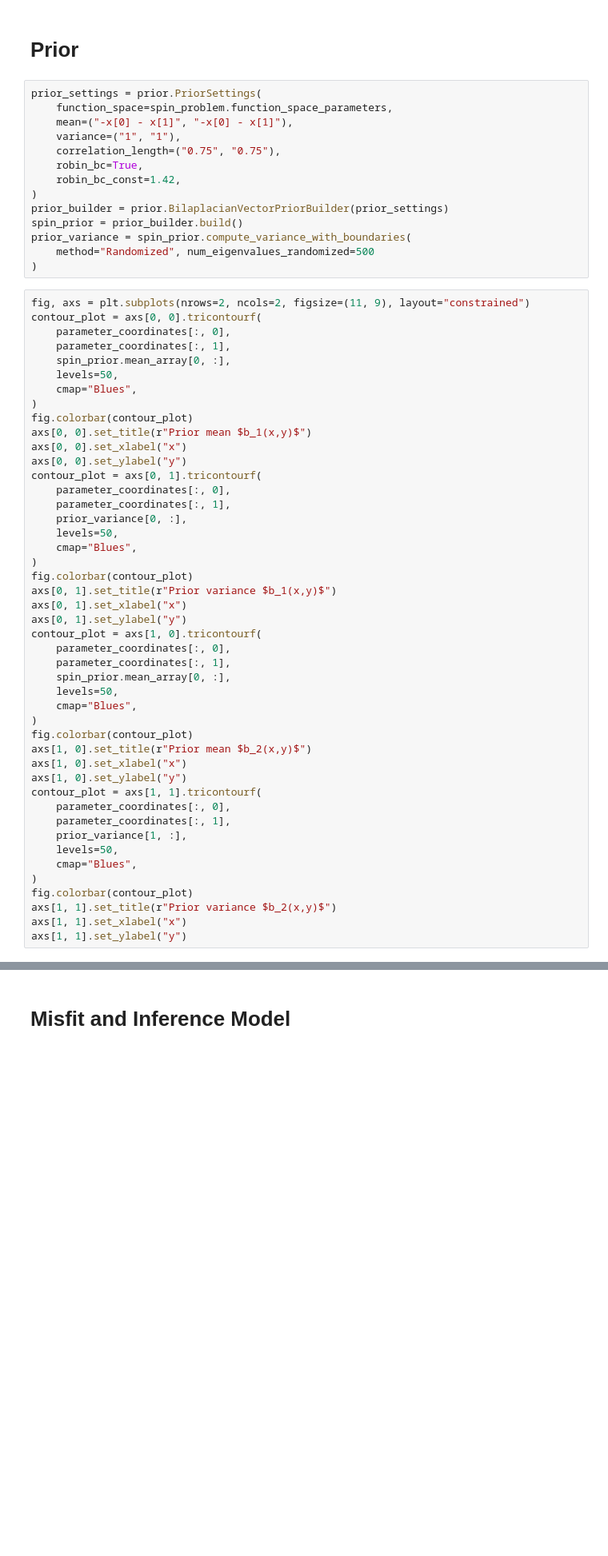
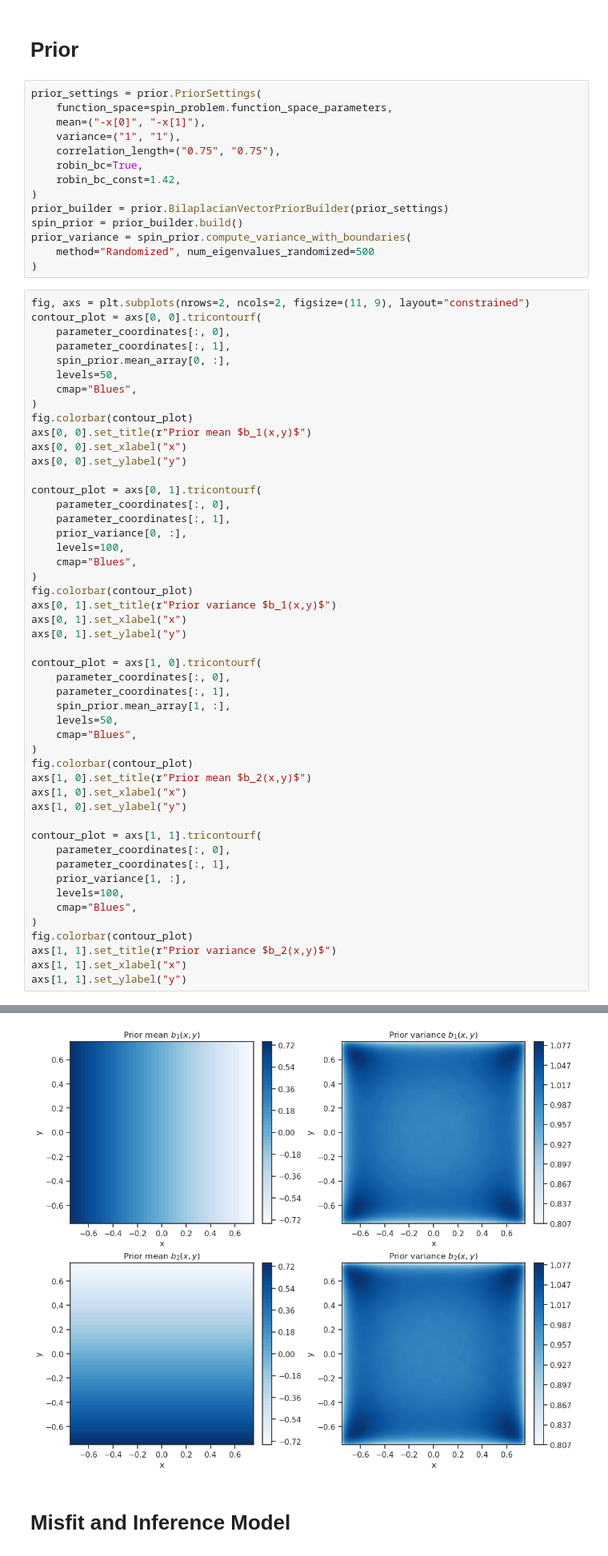
Before and after one commit to maximilian-kruse/SPIN, a Jupyter notebook: examples/2D_drift_mfpt.ipynb, the cells around one changed output, grey strips where cells are left out. Shown at 80% size. Drawn from its saved outputs; the diff is of its cells as text; blank space fills up the shorter version.

```diff
--- a/examples/2D_drift_mfpt.ipynb
+++ b/examples/2D_drift_mfpt.ipynb
@@ -105,7 +99,7 @@ axs[1].text(
 # %%
 prior_settings = prior.PriorSettings(
     function_space=spin_problem.function_space_parameters,
-    mean=("-x[0] - x[1]", "-x[0] - x[1]"),
+    mean=("-x[0]", "-x[1]"),
     variance=("1", "1"),
     correlation_length=("0.75", "0.75"),
     robin_bc=True,
@@ -129,21 +123,23 @@ fig.colorbar(contour_plot)
 axs[0, 0].set_title(r"Prior mean $b_1(x,y)$")
 axs[0, 0].set_xlabel("x")
 axs[0, 0].set_ylabel("y")
+
 contour_plot = axs[0, 1].tricontourf(
     parameter_coordinates[:, 0],
     parameter_coordinates[:, 1],
     prior_variance[0, :],
-    levels=50,
+    levels=100,
     cmap="Blues",
 )
 fig.colorbar(contour_plot)
 axs[0, 1].set_title(r"Prior variance $b_1(x,y)$")
 axs[0, 1].set_xlabel("x")
 axs[0, 1].set_ylabel("y")
+
 contour_plot = axs[1, 0].tricontourf(
     parameter_coordinates[:, 0],
     parameter_coordinates[:, 1],
-    spin_prior.mean_array[0, :],
+    spin_prior.mean_array[1, :],
     levels=50,
     cmap="Blues",
 )
@@ -151,14 +147,16 @@ fig.colorbar(contour_plot)
 axs[1, 0].set_title(r"Prior mean $b_2(x,y)$")
 axs[1, 0].set_xlabel("x")
 axs[1, 0].set_ylabel("y")
+
 contour_plot = axs[1, 1].tricontourf(
     parameter_coordinates[:, 0],
     parameter_coordinates[:, 1],
     prior_variance[1, :],
-    levels=50,
+    levels=100,
     cmap="Blues",
 )
 fig.colorbar(contour_plot)
 axs[1, 1].set_title(r"Prior variance $b_2(x,y)$")
 axs[1, 1].set_xlabel("x")
 axs[1, 1].set_ylabel("y")
+# %% [output]
@@ -165,3 +164,4 @@ axs[1, 1].set_ylabel("y")
+[figure, added]
 # %% [markdown]
 # Misfit and Inference Model
 # %%
```
Also changed, not shown: parts of 10 cells of this notebook, 4 other files.
